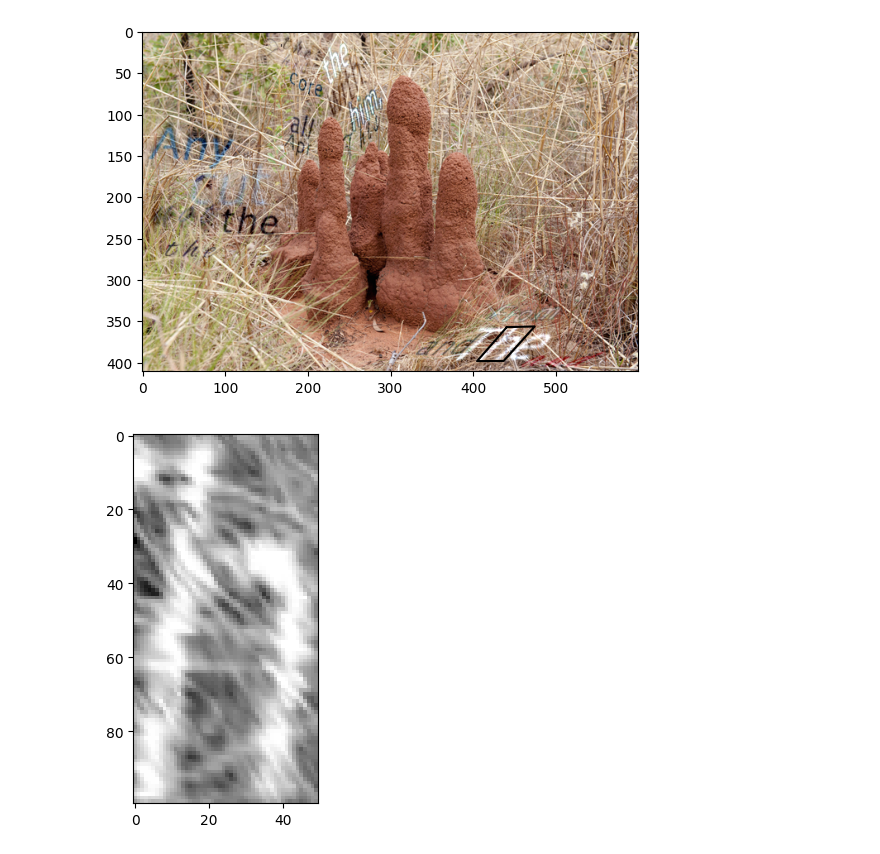
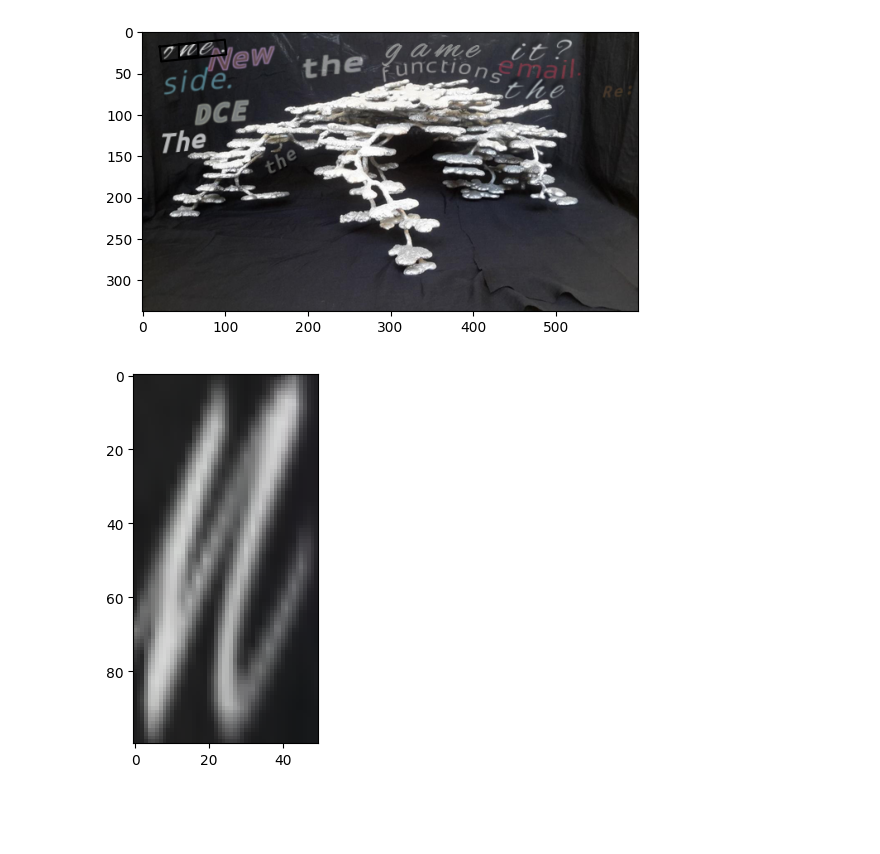
Before and after one commit to dabushori/font-classifier, a Jupyter notebook: draft.ipynb, the cells around one changed output. Cells and saved outputs as stored; diff of their text form; code cells hidden in the pictures; blank space fills up the shorter version.

```diff
--- a/draft.ipynb
+++ b/draft.ipynb
@@ -11,38 +11,46 @@ file_name = 'Project/SynthText_train.h5'
 
 db = h5py.File(file_name, 'r')
 db_data = db['data']
 
 im_names = list(db_data.keys())
 
-im_name = im_names[0]
+im_name = im_names[2]
 img = db_data[im_name][:]
 font = db_data[im_name].attrs['font']
 txt = db_data[im_name].attrs['txt']
 charBB = db_data[im_name].attrs['charBB']
 wordBB = db_data[im_name].attrs['wordBB']
 
 # print(f'{font.shape = } {txt.shape = } {charBB.shape = } {wordBB.shape = }')
 # print(font[0])
 # print(charBB[:,:,0])
 # print(np.array(list(charBB[:,i,0] for i in range(charBB.shape[1]))))
-idx = 1
-src_points = np.array(list(charBB[:,i,idx] for i in range(charBB.shape[1])), dtype=np.float32)
+char_idx = 1
+word_idx = 0
+src_points = np.array(list(charBB[:,i,char_idx] for i in range(charBB.shape[1])), dtype=np.float32)
 
 plt.imshow(img)
-plt.plot(np.append(charBB[0,:,idx], charBB[0,0,idx]), np.append(charBB[1,:,idx], charBB[1,0,idx]), c='black')
+plt.plot(np.append(charBB[0,:,char_idx], charBB[0,0,char_idx]), np.append(charBB[1,:,char_idx], charBB[1,0,char_idx]), c='black')
+
+plt.plot(np.append(wordBB[0,:,word_idx], wordBB[0,0,word_idx]), np.append(wordBB[1,:,word_idx], wordBB[1,0,word_idx]), c='black')
+
 plt.show()
 
 shape = (50, 100)
-dst_points = np.array([[0,0], [50, 0], [50, 100], [0, 100]], dtype=np.float32)
+dst_points = np.array([[0,0], [shape[0], 0], [shape[0], shape[1]], [0, shape[1]]], dtype=np.float32)
 
 
 # print(f'{src_points.shape = }\n{dst_points.shape = }')
 proj_matrix = cv.getPerspectiveTransform(src_points, dst_points)
 out_img = cv.warpPerspective(img, proj_matrix, shape)
 
 # plt.imshow(out_img)
-plt.imshow(out_img.mean(axis=2), cmap='gray')
+# out_img = out_img.mean(axis=2)
+plt.imshow(out_img, cmap='gray')
 plt.show()
+
+# plt.imshow(out_img.mean(axis=2), cmap='gray')
+# plt.show()
 # %% [output]
-[figure, old version]
+[figure, new version]
-[figure, old version]
+[figure, new version]
```
